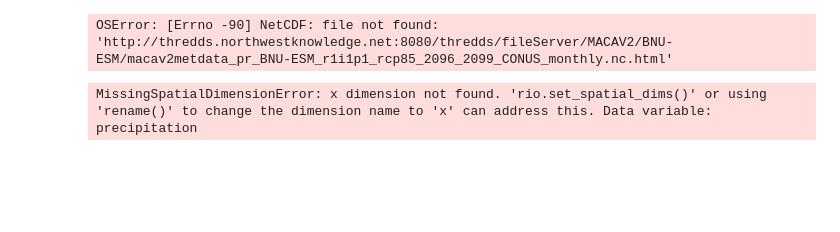
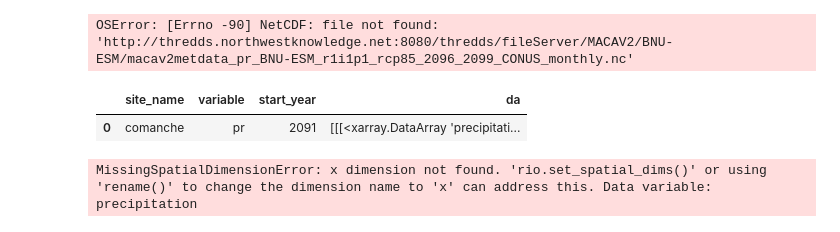
Before and after one commit to allenmoench/habitat_suitability, a Jupyter notebook: habitat_suitability_04_climate_data_download.ipynb, the cells around one changed output. Cells and saved outputs as stored; diff of their text form; code cells hidden in the pictures; blank space fills up the shorter version.

```diff
--- a/habitat_suitability_04_climate_data_download.ipynb
+++ b/habitat_suitability_04_climate_data_download.ipynb
@@ -29,39 +46,51 @@ comanche_gdf.to_file(comanche_file)
 
 # Read the GeoDataFrame back from the file
 comanche_gdf = gpd.read_file(comanche_file)
+# %%
+maca_url = 'http://thredds.northwestknowledge.net:8080/thredds/fileServer/MACAV2/BNU-ESM/macav2metdata_pr_BNU-ESM_r1i1p1_rcp85_2096_2099_CONUS_monthly.nc'
+xr.open_dataset(maca_url).squeeze().precipitation
+# %% [output]
+OSError: [Errno -90] NetCDF: file not found: 'http://thredds.northwestknowledge.net:8080/thredds/fileServer/MACAV2/BNU-ESM/macav2metdata_pr_BNU-ESM_r1i1p1_rcp85_2096_2099_CONUS_monthly.nc'
 # %%
 def convert_longitude(longitude):
         """Convert longitude from 0-360 to -180-180"""
         return (longitude - 360) if longitude > 180 else longitude
 
 maca_da_list = []
 for site_name, site_gdf in {'comanche': comanche_gdf}.items():
         for variable in ["pr"]:
-                for start_year in [2091, 2006]:
-                        end_year = start_year + 4
+                # for start_year in [2091, 2006]:
+                #         end_year = start_year + 4
                         maca_url = (
-                                "http://thredds.northwestknowledge.net:8080"
-                                "/thredds/fileServer/MACAV2/BNU-ESM/macav2metdata"
-                                "_pr_BNU-ESM_r1i1p1_rcp85_2096_2099_CONUS_monthly.nc"
-                        # "/thredds/fileServer/MACAV2/BNU-ESM/macav2metdata"
+                                "http://thredds.northwestknowledge.net:8080/thredds"
+                                "/dodsC/MACAV2/BNU-ESM/macav2metdata_pr_BNU-ESM_"
+                                "r1i1p1_rcp85_2096_2099_CONUS_monthly.nc"
+                                # "http://thredds.northwestknowledge.net:8080/thredds/"
+                                # "fileServer/MACAV2/BNU-ESM/macav2metdata_pr_BNU-ESM_"
+                                # "r1i1p1_rcp45_2091_2095_CONUS_monthly.nc"
+                                # 'http://thredds.northwestknowledge.net:8080'
+                                # '/thredds/fileServer/MACAV2/BNU-ESM/macav2metdata'
+                                # '_pr_BNU-ESM_r1i1p1_rcp85_2096_2099_CONUS_monthly.nc'
+                        # "http://thredds/fileServer/MACAV2/BNU-ESM/macav2metdata"
                         # f"_{variable}_BNU-ESM_r1i1p1_rcp45_{start_year}"
                         # f"_{end_year}_CONUS_monthly.nc"
                         )
                         maca_da = xr.open_dataset(maca_url).squeeze().precipitation
                         bounds = site_gdf.to_crs(maca_da.rio.crs).total_bounds
                         maca_da = maca_da.assign_coords(
                                 lon=("lon", [convert_longitude(l) for l in maca_da.lon.values])
                         )
                         maca_da = maca_da.rio.set_spatial_dims(x_dim='lon', y_dim='lat')
                         maca_da.rio.clip_box(*bounds)
                         maca_da_list.append(dict(
                                 site_name=site_name,
                                 variable=variable,
                                 start_year=start_year,
                                 da=maca_da))
 pd.DataFrame(maca_da_list)
 # %% [output]
-OSError: [Errno -90] NetCDF: file not found: 'http://thredds.northwestknowledge.net:8080/thredds/fileServer/MACAV2/BNU-ESM/macav2metdata_pr_BNU-ESM_r1i1p1_rcp85_2096_2099_CONUS_monthly.nc.html'
+|  | site_name | variable | start_year | da |
+| 0 | comanche | pr | 2091 | [[[<xarray.DataArray 'precipitati... |
 # %%
 maca_da.rio.clip_box(*comanche_gdf.to_crs(maca_ds.rio.crs).total_bounds)
 maca_da.rio.clip_box(*bounds)
```
Also changed, not shown: parts of 2 cells of this notebook, 8 other files.
